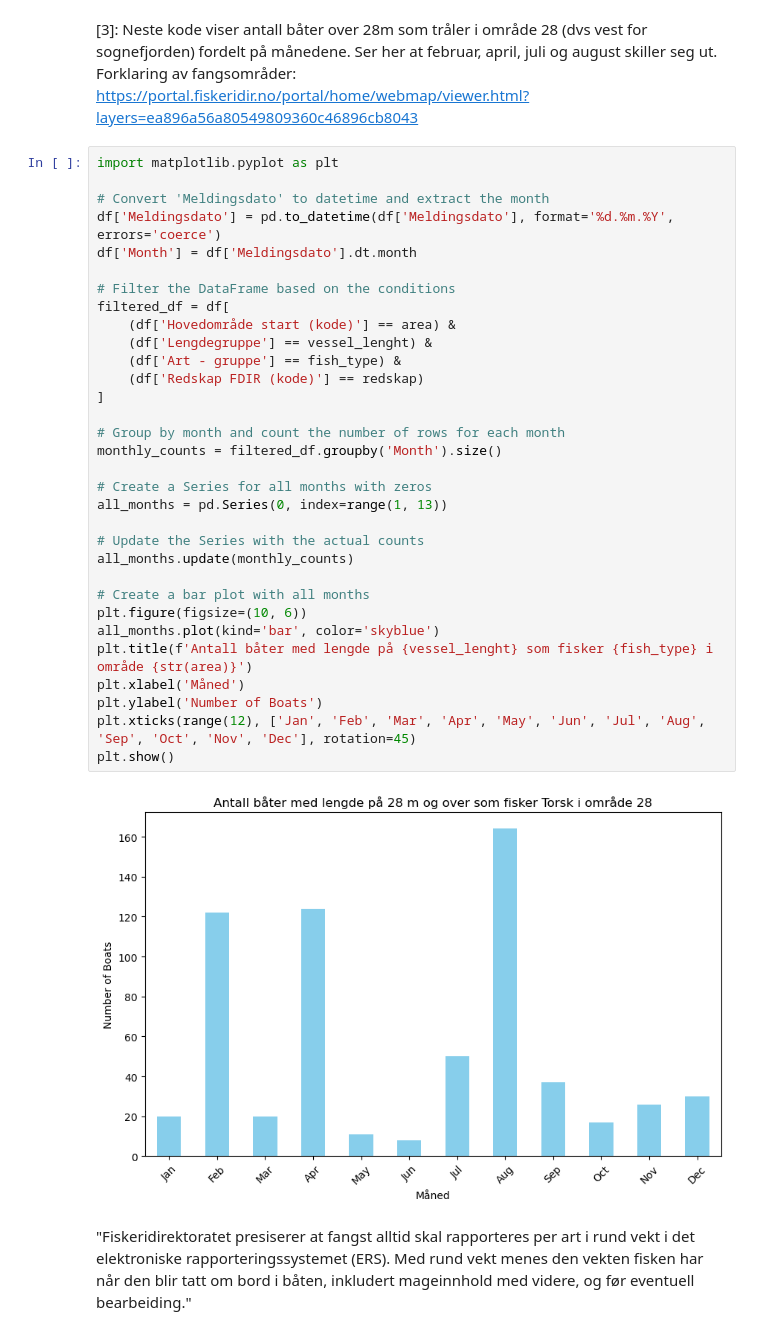
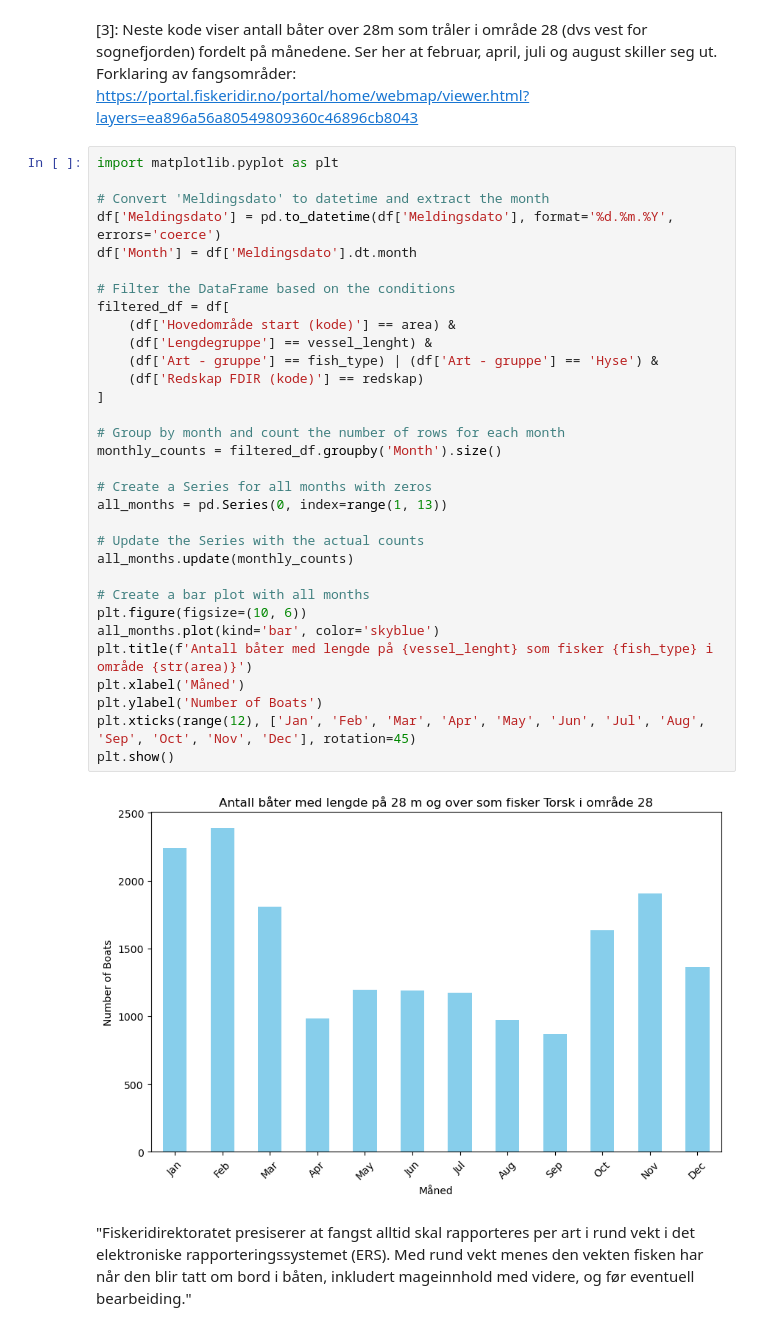
Before and after one commit to tmongstad/INFO284, a Jupyter notebook: fiskelokasjoner.ipynb, the cells around one changed output. Cells and saved outputs as stored; diff of their text form.

```diff
--- a/fiskelokasjoner.ipynb
+++ b/fiskelokasjoner.ipynb
@@ -45,35 +45,35 @@ import matplotlib.pyplot as plt
 
 # Convert 'Meldingsdato' to datetime and extract the month
 df['Meldingsdato'] = pd.to_datetime(df['Meldingsdato'], format='%d.%m.%Y', errors='coerce')
 df['Month'] = df['Meldingsdato'].dt.month
 
 # Filter the DataFrame based on the conditions
 filtered_df = df[
     (df['Hovedområde start (kode)'] == area) &
     (df['Lengdegruppe'] == vessel_lenght) &
-    (df['Art - gruppe'] == fish_type) &
+    (df['Art - gruppe'] == fish_type) | (df['Art - gruppe'] == 'Hyse') &
     (df['Redskap FDIR (kode)'] == redskap)
 ]
 
 # Group by month and count the number of rows for each month
 monthly_counts = filtered_df.groupby('Month').size()
 
 # Create a Series for all months with zeros
 all_months = pd.Series(0, index=range(1, 13))
 
 # Update the Series with the actual counts
 all_months.update(monthly_counts)
 
 # Create a bar plot with all months
 plt.figure(figsize=(10, 6))
 all_months.plot(kind='bar', color='skyblue')
 plt.title(f'Antall båter med lengde på {vessel_lenght} som fisker {fish_type} i område {str(area)}')
 plt.xlabel('Måned')
 plt.ylabel('Number of Boats')
 plt.xticks(range(12), ['Jan', 'Feb', 'Mar', 'Apr', 'May', 'Jun', 'Jul', 'Aug', 'Sep', 'Oct', 'Nov', 'Dec'], rotation=45)
 plt.show()
 # %% [output]
-[figure, old version]
+[figure, new version]
 # %% [markdown]
 "Fiskeridirektoratet presiserer at fangst alltid skal rapporteres per art i rund vekt i det elektroniske rapporteringssystemet (ERS).
 Med rund vekt menes den vekten fisken har når den blir tatt om bord i båten, inkludert mageinnhold med videre, og før eventuell bearbeiding."
```
Also changed, not shown: parts of 2 cells of this notebook, 12 other files.
